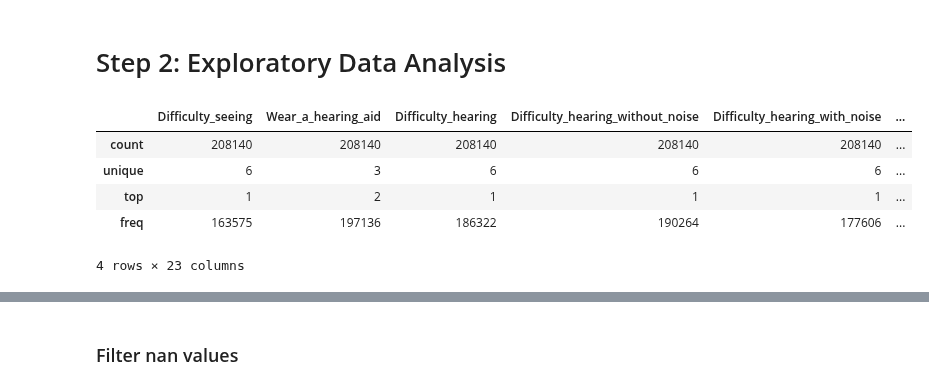
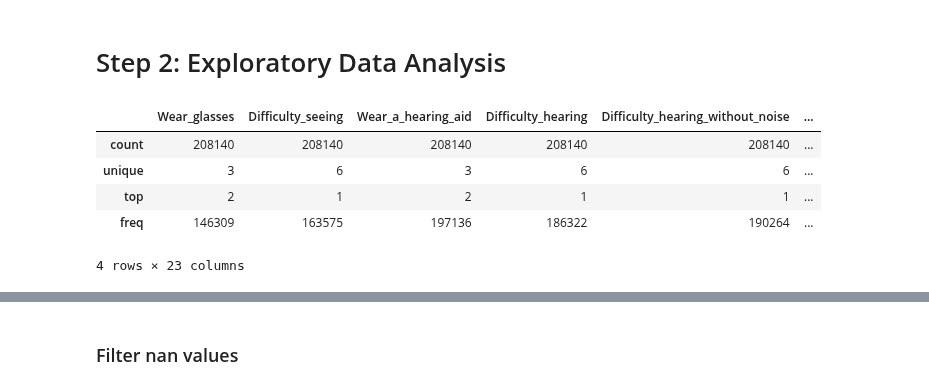
Before and after one commit to emarazz/ada_2020, a Jupyter notebook: Homework/04 - Detection of housing-health relationship/p4.ipynb, the cells around one changed output, grey strips where cells are left out. Cells and saved outputs as stored; diff of their text form; code cells hidden in the pictures.

```diff
--- a/Homework/04 - Detection of housing-health relationship/p4.ipynb
+++ b/Homework/04 - Detection of housing-health relationship/p4.ipynb
@@ -21,13 +23,13 @@ data_person_all = data_person.merge(data_house, left_on=['House_identifier'], ri
 # %% [markdown]
 # Step 2: Exploratory Data Analysis
 # %%
-# our selected health variables
-health_var = list(data_person_all.columns[35:57]) + [data_person_all.columns[26]]
+# Our selected health variables
+health_var = list(data_person_all.columns[34:57])
 data_person_all[health_var].describe()
 # %% [output]
-|  | Difficulty_seeing | Wear_a_hearing_aid | Difficulty_hearing | Difficulty_hearing_without_noise | Difficulty_hearing_with_noise | ... |
+|  | Wear_glasses | Difficulty_seeing | Wear_a_hearing_aid | Difficulty_hearing | Difficulty_hearing_without_noise | ... |
 | count | 208140 | 208140 | 208140 | 208140 | 208140 | ... |
-| unique | 6 | 3 | 6 | 6 | 6 | ... |
-| top | 1 | 2 | 1 | 1 | 1 | ... |
-| freq | 163575 | 197136 | 186322 | 190264 | 177606 | ... |
+| unique | 3 | 6 | 3 | 6 | 6 | ... |
+| top | 2 | 1 | 2 | 1 | 1 | ... |
+| freq | 146309 | 163575 | 197136 | 186322 | 190264 | ... |
 4 rows × 23 columns
```
Also changed, not shown: parts of 35 cells of this notebook, 10 other files.
